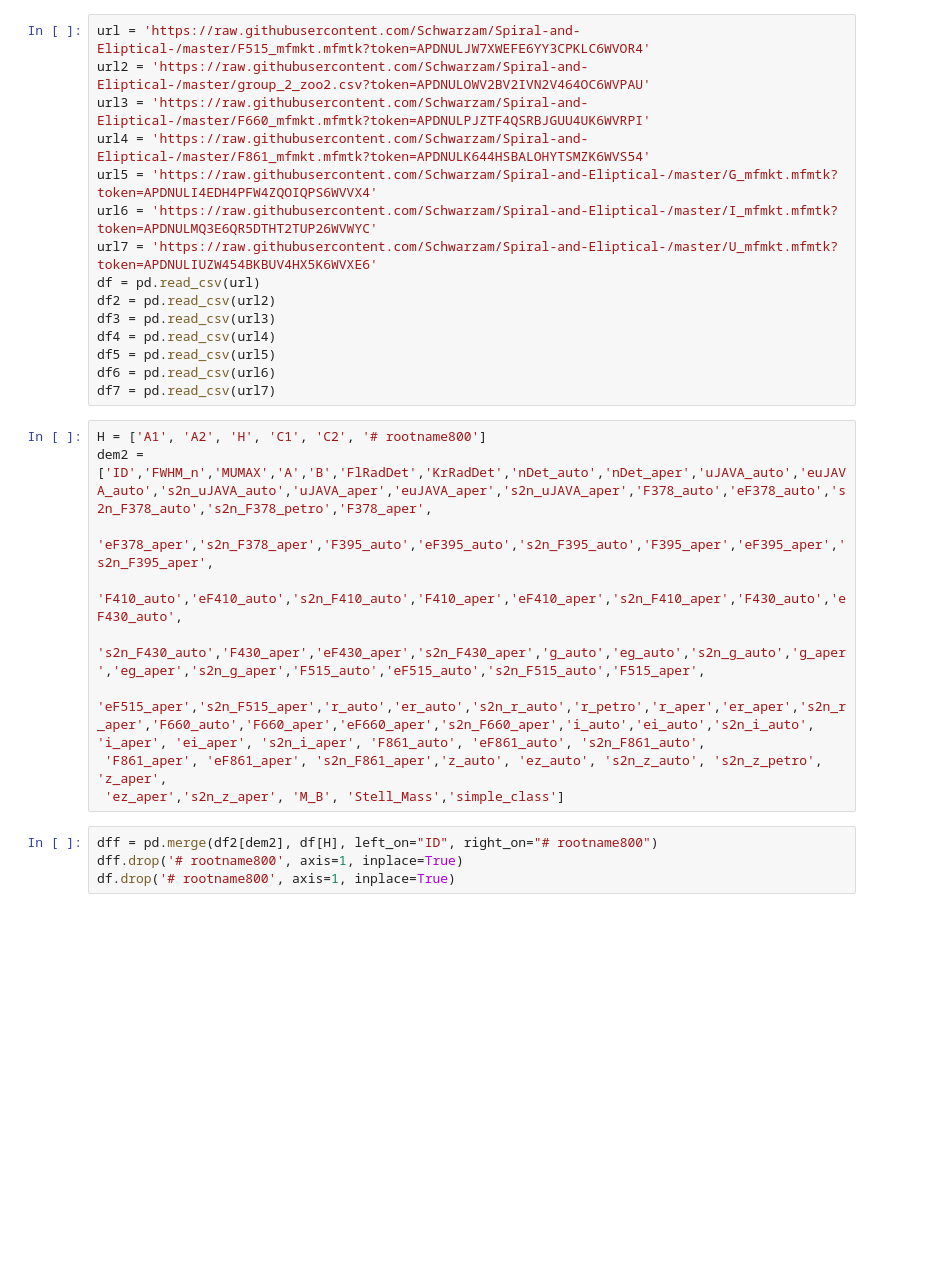
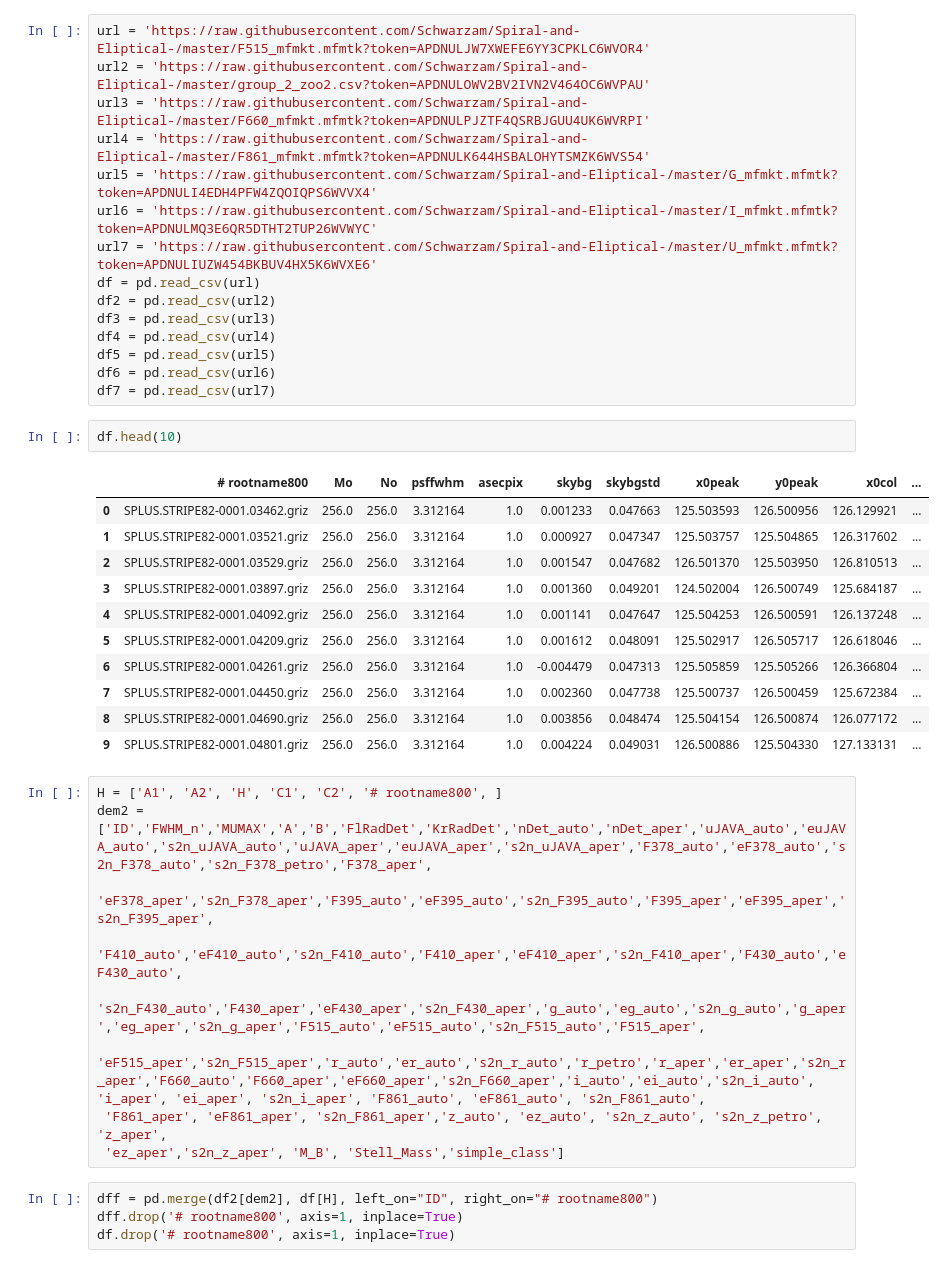
Before and after one commit to Schwarzam/Spiral-and-Eliptical-, a Jupyter notebook: NN with all tables.ipynb, the cells around one changed output. Cells and saved outputs as stored; diff of their text form; blank space fills up the shorter version.

```diff
--- a/NN with all tables.ipynb
+++ b/NN with all tables.ipynb
@@ -20,8 +20,22 @@ df4 = pd.read_csv(url4)
 df5 = pd.read_csv(url5)
 df6 = pd.read_csv(url6)
 df7 = pd.read_csv(url7)
+# %%
+df.head(10)
+# %% [output]
+|  | # rootname800 | Mo | No | psffwhm | asecpix | skybg | skybgstd | x0peak | y0peak | x0col | ... |
+| 0 | SPLUS.STRIPE82-0001.03462.griz | 256.0 | 256.0 | 3.312164 | 1.0 | 0.001233 | 0.047663 | 125.503593 | 126.500956 | 126.129921 | ... |
+| 1 | SPLUS.STRIPE82-0001.03521.griz | 256.0 | 256.0 | 3.312164 | 1.0 | 0.000927 | 0.047347 | 125.503757 | 125.504865 | 126.317602 | ... |
+| 2 | SPLUS.STRIPE82-0001.03529.griz | 256.0 | 256.0 | 3.312164 | 1.0 | 0.001547 | 0.047682 | 126.501370 | 125.503950 | 126.810513 | ... |
+| 3 | SPLUS.STRIPE82-0001.03897.griz | 256.0 | 256.0 | 3.312164 | 1.0 | 0.001360 | 0.049201 | 124.502004 | 126.500749 | 125.684187 | ... |
+| 4 | SPLUS.STRIPE82-0001.04092.griz | 256.0 | 256.0 | 3.312164 | 1.0 | 0.001141 | 0.047647 | 125.504253 | 126.500591 | 126.137248 | ... |
+| 5 | SPLUS.STRIPE82-0001.04209.griz | 256.0 | 256.0 | 3.312164 | 1.0 | 0.001612 | 0.048091 | 125.502917 | 126.505717 | 126.618046 | ... |
+| 6 | SPLUS.STRIPE82-0001.04261.griz | 256.0 | 256.0 | 3.312164 | 1.0 | -0.004479 | 0.047313 | 125.505859 | 125.505266 | 126.366804 | ... |
+| 7 | SPLUS.STRIPE82-0001.04450.griz | 256.0 | 256.0 | 3.312164 | 1.0 | 0.002360 | 0.047738 | 125.500737 | 126.500459 | 125.672384 | ... |
+| 8 | SPLUS.STRIPE82-0001.04690.griz | 256.0 | 256.0 | 3.312164 | 1.0 | 0.003856 | 0.048474 | 125.504154 | 126.500874 | 126.077172 | ... |
+| 9 | SPLUS.STRIPE82-0001.04801.griz | 256.0 | 256.0 | 3.312164 | 1.0 | 0.004224 | 0.049031 | 126.500886 | 125.504330 | 127.133131 | ... |
 # %%
-H = ['A1', 'A2', 'H', 'C1', 'C2', '# rootname800']
+H = ['A1', 'A2', 'H', 'C1', 'C2', '# rootname800', ]
 dem2 = ['ID','FWHM_n','MUMAX','A','B','FlRadDet','KrRadDet','nDet_auto','nDet_aper','uJAVA_auto','euJAVA_auto','s2n_uJAVA_auto','uJAVA_aper','euJAVA_aper','s2n_uJAVA_aper','F378_auto','eF378_auto','s2n_F378_auto','s2n_F378_petro','F378_aper',
  'eF378_aper','s2n_F378_aper','F395_auto','eF395_auto','s2n_F395_auto','F395_aper','eF395_aper','s2n_F395_aper',
  'F410_auto','eF410_auto','s2n_F410_auto','F410_aper','eF410_aper','s2n_F410_aper','F430_auto','eF430_auto',
```
Also changed, not shown: parts of 3 cells of this notebook.
